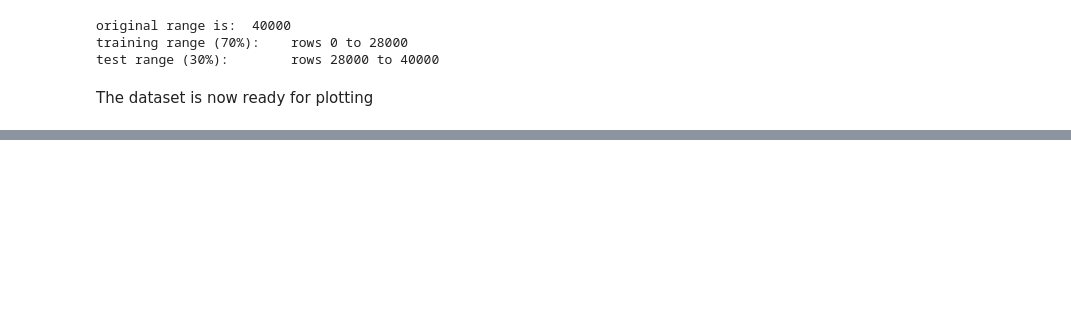
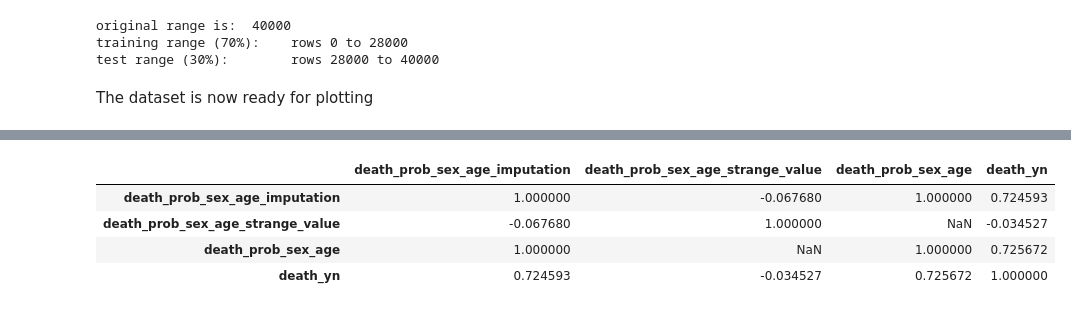
Before and after one commit to MichaelMoyles/MLCovid-19, a Jupyter notebook: 2022-Homework2-Notebook.ipynb, the cells around one changed output, grey strips where cells are left out. Cells and saved outputs as stored; diff of their text form; code cells hidden in the pictures; blank space fills up the shorter version.

```diff
--- a/2022-Homework2-Notebook.ipynb
+++ b/2022-Homework2-Notebook.ipynb
@@ -286,0 +320,23 @@ The dataset is now ready for plotting
+# %%
+corr_X_train = X_train.replace("Missing", np.nan)
+
+corr_X_train["death_prob_sex_age"] = corr_X_train["death_prob_sex_age"].astype('float64')
+
+# 1. Perform imputation with median
+corr_X_train['death_prob_sex_age_imputation'] = corr_X_train['death_prob_sex_age'].fillna(corr_X_train['death_prob_sex_age'].median()).astype('float64')
+# 2. Replace with strange value e.g. 2
+corr_X_train['death_prob_sex_age_strange_value'] = corr_X_train['death_prob_sex_age'].fillna(2).astype('int64')
+# %%
+# death_yn will be mapped to 1 and 0 in order to perform correlations against it
+corr_y_train = pd.DataFrame(y_train["death_yn"].map({'Yes': 1, 'No': 0}))
+corr_y_train["death_yn"] = corr_y_train["death_yn"].astype('int64')
+
+df_corr_temp = pd.concat([corr_X_train, corr_y_train], axis=1, )
+df_prob = df_corr_temp[['death_prob_sex_age_imputation','death_prob_sex_age_strange_value', 'death_prob_sex_age', 'death_yn']].corr()
+df_prob
+# %% [output]
+|  | death_prob_sex_age_imputation | death_prob_sex_age_strange_value | death_prob_sex_age | death_yn |
+| death_prob_sex_age_imputation | 1.000000 | -0.067680 | 1.000000 | 0.724593 |
+| death_prob_sex_age_strange_value | -0.067680 | 1.000000 | NaN | -0.034527 |
+| death_prob_sex_age | 1.000000 | NaN | 1.000000 | 0.725672 |
+| death_yn | 0.724593 | -0.034527 | 0.725672 | 1.000000 |
```
Also changed, not shown: parts of 27 cells of this notebook.
